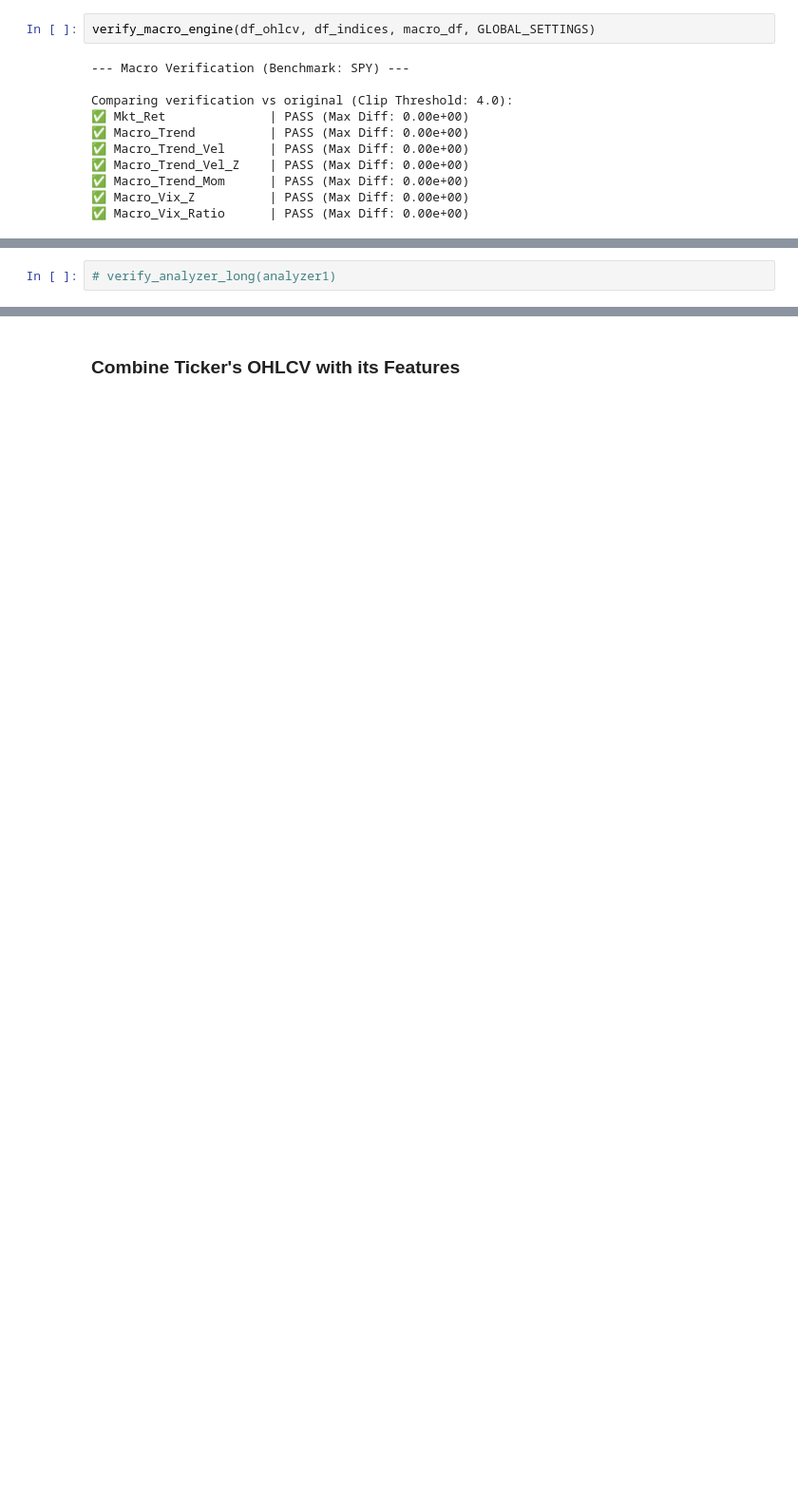
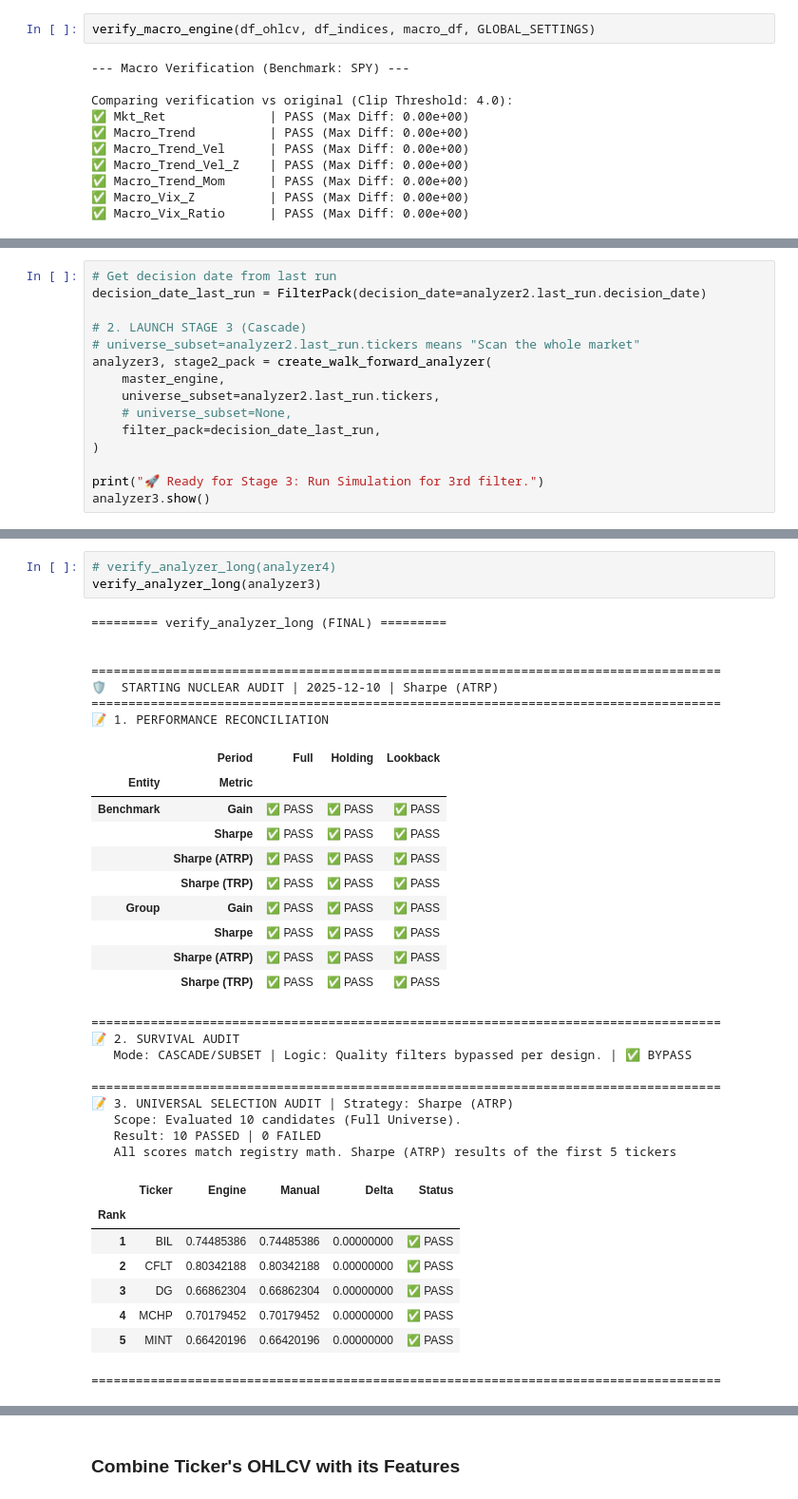
Before and after one commit to pympk/py311, a Jupyter notebook: stocks/notebooks_RLVR/bot_v60f.ipynb, the cells around one changed output, grey strips where cells are left out. Shown at 95% size. Cells and saved outputs as stored; diff of their text form; blank space fills up the shorter version.

```diff
--- a/stocks/notebooks_RLVR/bot_v60f.ipynb
+++ b/stocks/notebooks_RLVR/bot_v60f.ipynb
@@ -3174,0 +3491,15 @@ VBox(children=(HTML(value='<b>1. Timeline Configuration:</b> (Past <--- Decision
+# %%
+# Get decision date from last run
+decision_date_last_run = FilterPack(decision_date=analyzer2.last_run.decision_date)
+
+# 2. LAUNCH STAGE 3 (Cascade)
+# universe_subset=analyzer2.last_run.tickers means "Scan the whole market"
+analyzer3, stage2_pack = create_walk_forward_analyzer(
+    master_engine,
+    universe_subset=analyzer2.last_run.tickers,
+    # universe_subset=None,
+    filter_pack=decision_date_last_run,
+)
+
+print("🚀 Ready for Stage 3: Run Simulation for 3rd filter.")
+analyzer3.show()
@@ -3179,4 +3890,40 @@ VBox(children=(HTML(value='<b>1. Timeline Configuration:</b> (Past <--- Decision
 # %%
-# verify_analyzer_long(analyzer1)
+# verify_analyzer_long(analyzer4)
+verify_analyzer_long(analyzer3)
+# %% [output]
+========= verify_analyzer_long (FINAL) =========
+
+
+=====================================================================================
+🛡️  STARTING NUCLEAR AUDIT | 2025-12-10 | Sharpe (ATRP)
+=====================================================================================
+📝 1. PERFORMANCE RECONCILIATION
+|  | Period | Full | Holding | Lookback |
+| Entity | Metric |  |  |  |
+| Benchmark | Gain | ✅ PASS | ✅ PASS | ✅ PASS |
+|  | Sharpe | ✅ PASS | ✅ PASS | ✅ PASS |
+|  | Sharpe (ATRP) | ✅ PASS | ✅ PASS | ✅ PASS |
+|  | Sharpe (TRP) | ✅ PASS | ✅ PASS | ✅ PASS |
+| Group | Gain | ✅ PASS | ✅ PASS | ✅ PASS |
+|  | Sharpe | ✅ PASS | ✅ PASS | ✅ PASS |
+|  | Sharpe (ATRP) | ✅ PASS | ✅ PASS | ✅ PASS |
+|  | Sharpe (TRP) | ✅ PASS | ✅ PASS | ✅ PASS |
+=====================================================================================
+📝 2. SURVIVAL AUDIT
+   Mode: CASCADE/SUBSET | Logic: Quality filters bypassed per design. | ✅ BYPASS
+
+=====================================================================================
+📝 3. UNIVERSAL SELECTION AUDIT | Strategy: Sharpe (ATRP)
+   Scope: Evaluated 10 candidates (Full Universe).
+   Result: 10 PASSED | 0 FAILED
+   All scores match registry math. Sharpe (ATRP) results of the first 5 tickers
+|  | Ticker | Engine | Manual | Delta | Status |
+| Rank |  |  |  |  |  |
+| 1 | BIL | 0.74485386 | 0.74485386 | 0.00000000 | ✅ PASS |
+| 2 | CFLT | 0.80342188 | 0.80342188 | 0.00000000 | ✅ PASS |
+| 3 | DG | 0.66862304 | 0.66862304 | 0.00000000 | ✅ PASS |
+| 4 | MCHP | 0.70179452 | 0.70179452 | 0.00000000 | ✅ PASS |
+| 5 | MINT | 0.66420196 | 0.66420196 | 0.00000000 | ✅ PASS |
+=====================================================================================
 # %%
 # Takes 4 seconds to run, checks selected tickers from analyzer1
```
Also changed, not shown: parts of 37 cells of this notebook, 16 other files.
